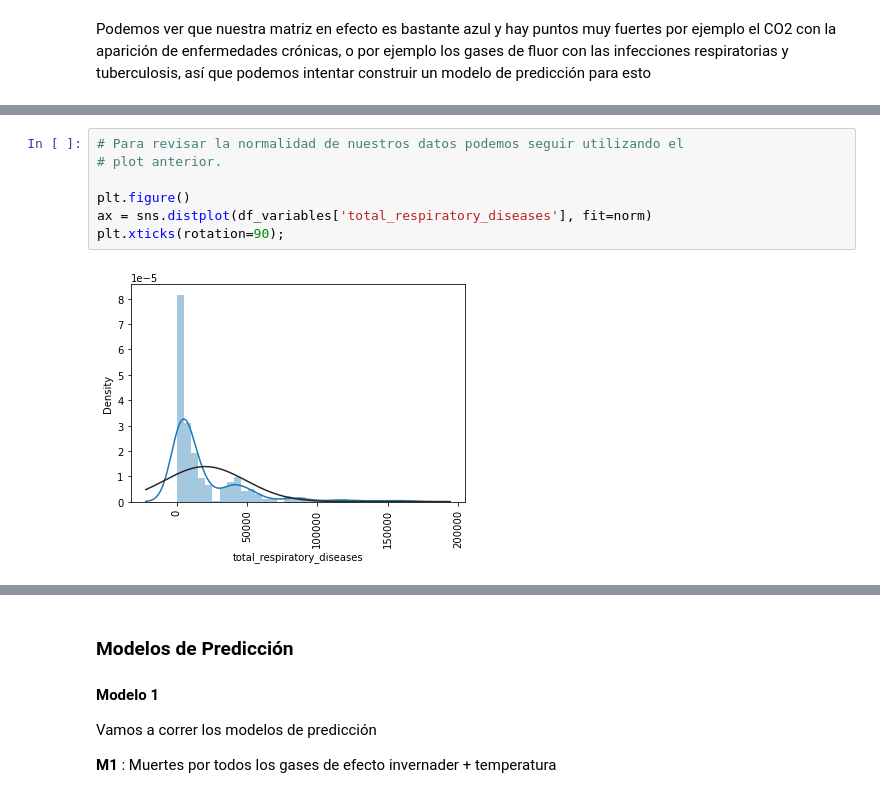
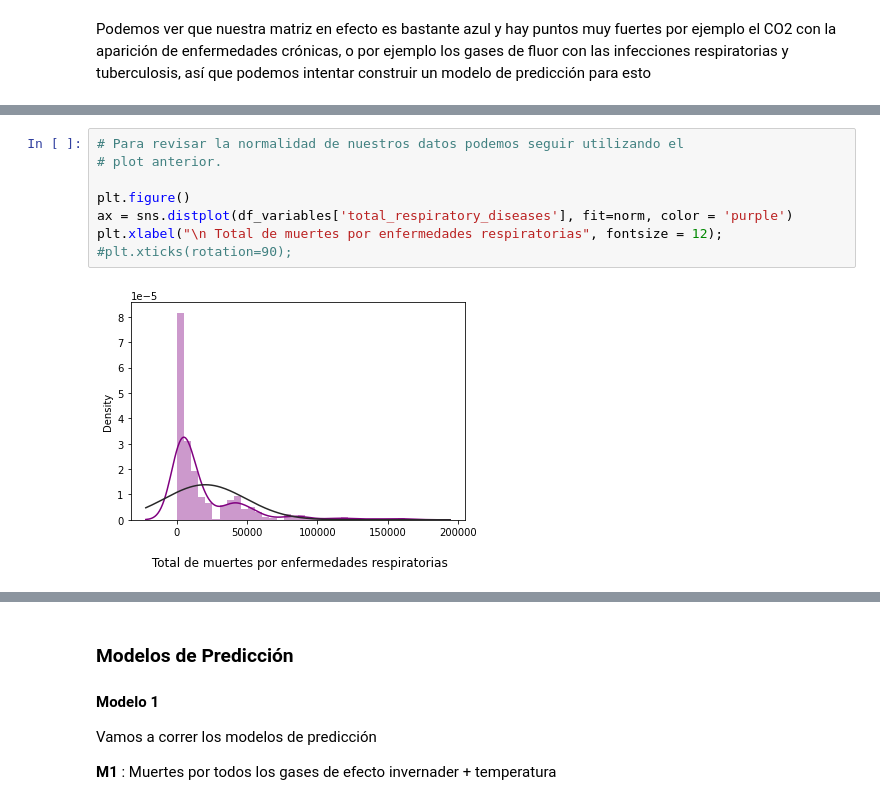
Before and after one commit to OmarGard/Bedu-E2-Modulo5, a Jupyter notebook: Postwork4 .ipynb, the cells around one changed output, grey strips where cells are left out. Cells and saved outputs as stored; diff of their text form.

```diff
--- a/Postwork4 .ipynb
+++ b/Postwork4 .ipynb
@@ -216,12 +218,13 @@ for columna in df_variables.columns:
 # %%
 # Para revisar la normalidad de nuestros datos podemos seguir utilizando el
 # plot anterior.
 
 plt.figure()
-ax = sns.distplot(df_variables['total_respiratory_diseases'], fit=norm)
-plt.xticks(rotation=90);
+ax = sns.distplot(df_variables['total_respiratory_diseases'], fit=norm, color = 'purple')
+plt.xlabel("\n Total de muertes por enfermedades respiratorias", fontsize = 12);
+#plt.xticks(rotation=90);
 # %% [output]
-[figure, old version]
+[figure, new version]
 # %%
 plt.figure()
 ax = stats.probplot(df_variables['total_respiratory_diseases'], plot=plt)
```
Also changed, not shown: parts of 23 cells of this notebook.
